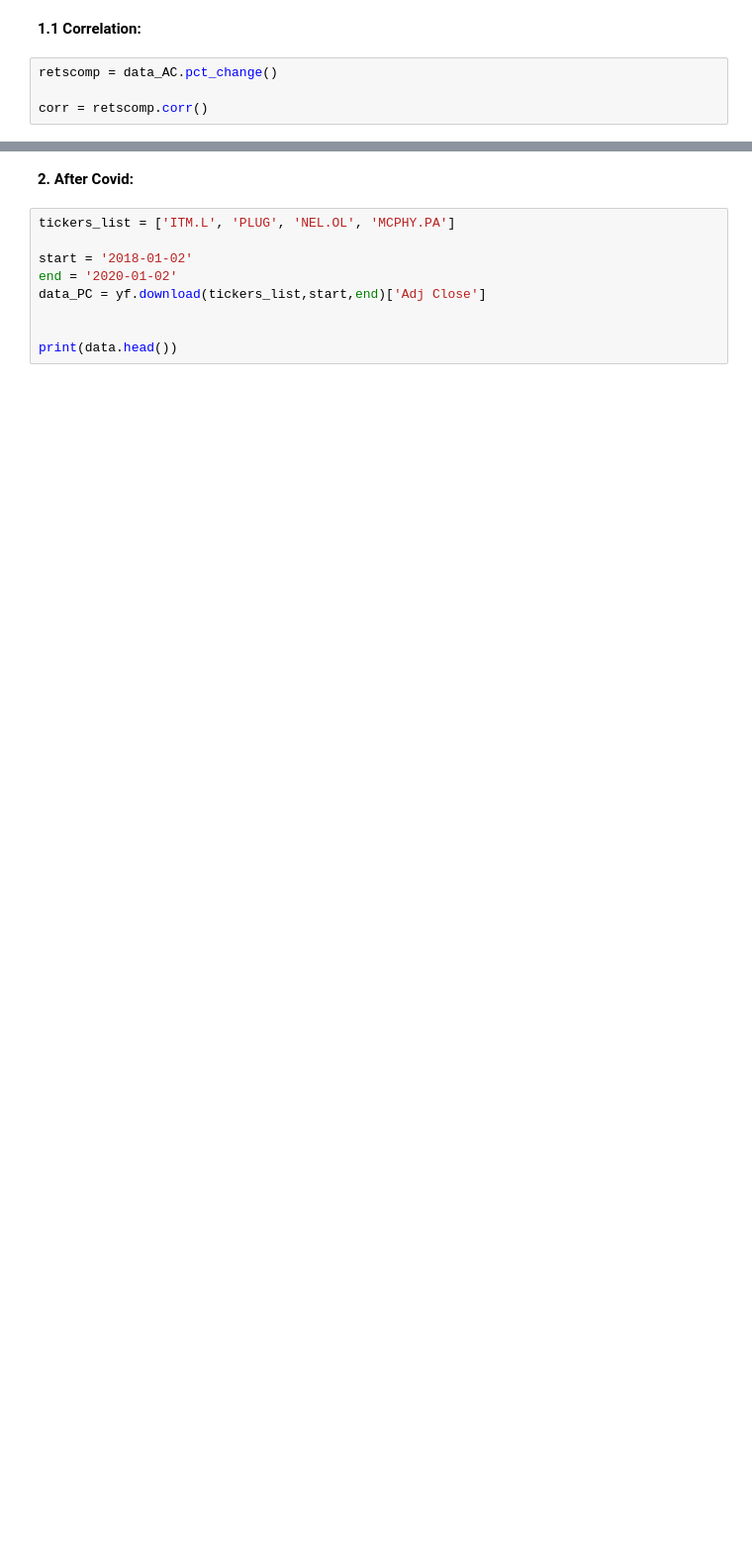
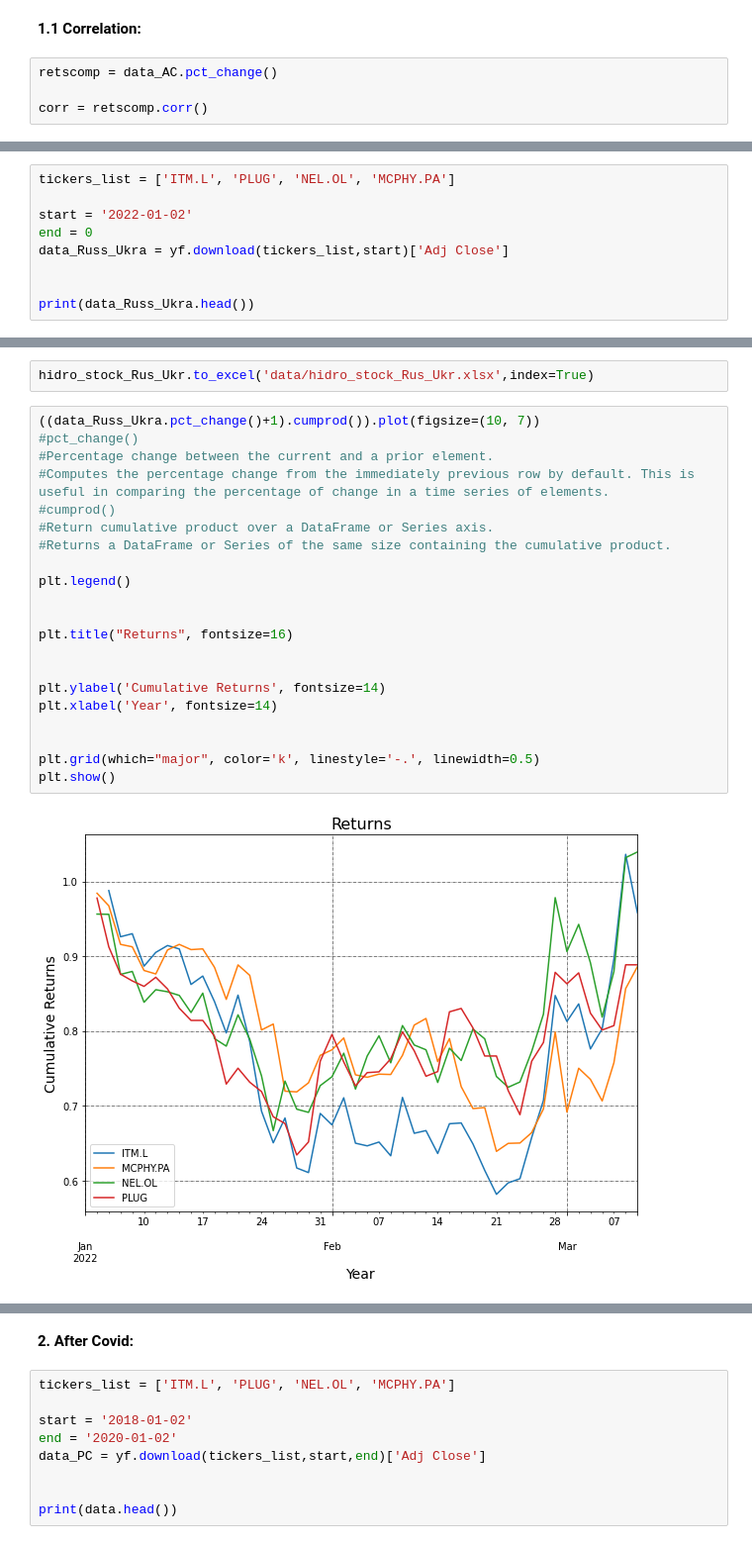
Before and after one commit to AntonioLopga12/Final_Project_IRONHACK, a Jupyter notebook: Final_Proyect_stock_data.ipynb, the cells around one changed output, grey strips where cells are left out. Shown at 99% size. Drawn from its saved outputs; the diff is of its cells as text; blank space fills up the shorter version.

```diff
--- a/Final_Proyect_stock_data.ipynb
+++ b/Final_Proyect_stock_data.ipynb
@@ -132,0 +135,9 @@ for label, x, y in zip(retscomp.columns, retscomp.mean(), retscomp.std()):
+# %%
+tickers_list = ['ITM.L', 'PLUG', 'NEL.OL', 'MCPHY.PA']
+
+start = '2022-01-02'
+end = 0
+data_Russ_Ukra = yf.download(tickers_list,start)['Adj Close']
+
+
+print(data_Russ_Ukra.head())
@@ -132,0 +171,25 @@ for label, x, y in zip(retscomp.columns, retscomp.mean(), retscomp.std()):
+# %%
+hidro_stock_Rus_Ukr.to_excel('data/hidro_stock_Rus_Ukr.xlsx',index=True)
+# %%
+((data_Russ_Ukra.pct_change()+1).cumprod()).plot(figsize=(10, 7))
+#pct_change()
+#Percentage change between the current and a prior element.
+#Computes the percentage change from the immediately previous row by default. This is useful in comparing the percentage of change in a time series of elements.
+#cumprod()
+#Return cumulative product over a DataFrame or Series axis.
+#Returns a DataFrame or Series of the same size containing the cumulative product.
+
+plt.legend()
+
+
+plt.title("Returns", fontsize=16)
+
+
+plt.ylabel('Cumulative Returns', fontsize=14)
+plt.xlabel('Year', fontsize=14)
+
+
+plt.grid(which="major", color='k', linestyle='-.', linewidth=0.5)
+plt.show()
+# %% [output]
+[figure, added]
```
Also changed, not shown: parts of 12 cells of this notebook, 28 other files.
